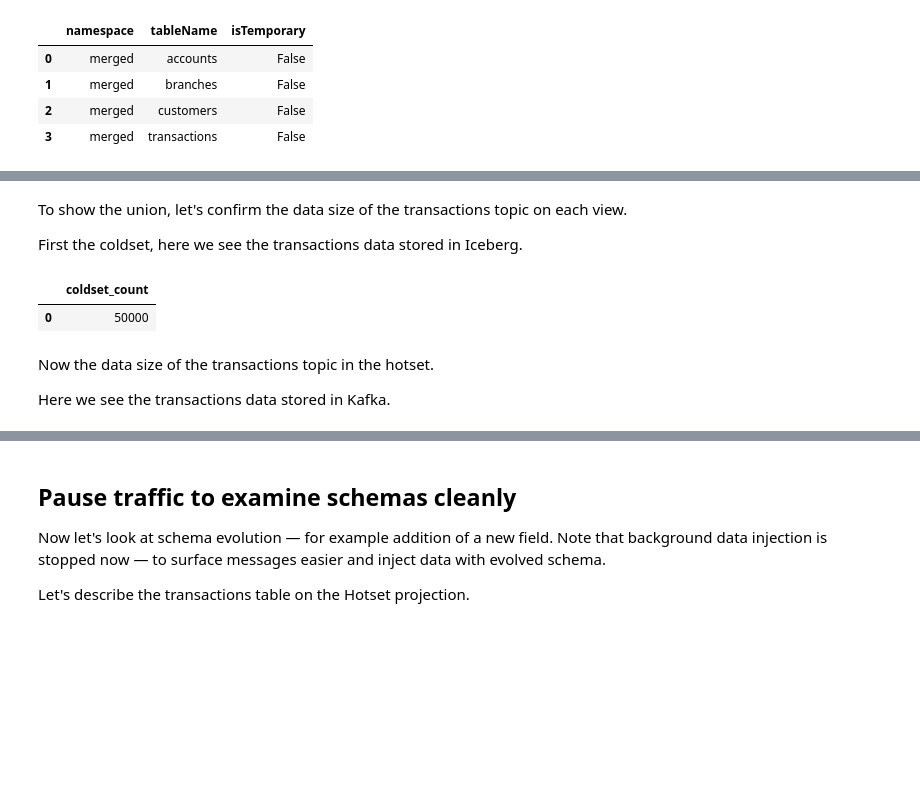
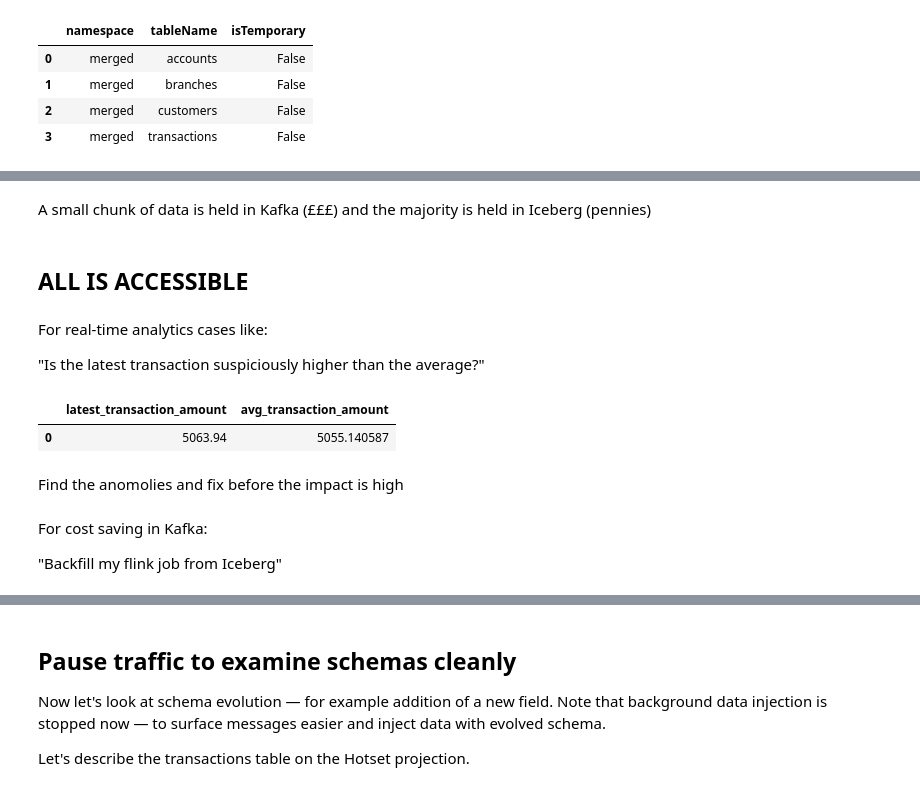
Before and after one commit to streambased-io/breakstream, a Jupyter notebook: datasets/demo/notebooks/demo_core_walkthrough.ipynb, the cells around one changed output, grey strips where cells are left out. Saved outputs shown, nothing was run; the diff lists cells and outputs as text; code cells hidden in the pictures; blank space fills up the shorter version.

```diff
--- a/datasets/demo/notebooks/demo_core_walkthrough.ipynb
+++ b/datasets/demo/notebooks/demo_core_walkthrough.ipynb
@@ -234,14 +400,38 @@ time.sleep(8)
 # %% [markdown]
-To show the union, let's confirm the data size of the transactions topic on each view.
-
-First the coldset, here we see the transactions data stored in Iceberg.
+A small chunk of data is held in Kafka (£££) and the majority is held in Iceberg (pennies)
+# %% [markdown]
+## ALL IS ACCESSIBLE
+# %% [markdown]
+For real-time analytics cases like:
+
+"Is the latest transaction suspiciously higher than the average?"
 # %%
-q("SELECT COUNT(*) AS coldset_count FROM direct.coldset.transactions")
+q((''
+'WITH latest_tx AS (          '
+'   SELECT                    '
+'        TransactionAmount    '
+'    FROM isk.merged.transactions    '
+'    ORDER BY TransactionTime DESC    '
+'    LIMIT 1    '
+'),    '
+'avg_tx AS (    '
+'    SELECT    '
+'        AVG(TransactionAmount) AS avg_transaction_amount    '
+'    FROM isk.merged.transactions    '
+')    '
+'SELECT    '
+'    l.TransactionAmount AS latest_transaction_amount,    '
+'    a.avg_transaction_amount    '
+'FROM latest_tx l    '
+'CROSS JOIN avg_tx a;'
+''))
 # %% [output]
-|  | coldset_count |
-| 0 | 50000 |
+|  | latest_transaction_amount | avg_transaction_amount |
+| 0 | 5063.94 | 5055.140587 |
+# %% [markdown]
+Find the anomolies and fix before the impact is high
 # %% [markdown]
-Now the data size of the transactions topic in the hotset.
+For cost saving in Kafka:
 
-Here we see the transactions data stored in Kafka.
+"Backfill my flink job from Iceberg"
 # %%
```
Also changed, not shown: parts of 62 cells of this notebook, 17 other files.
